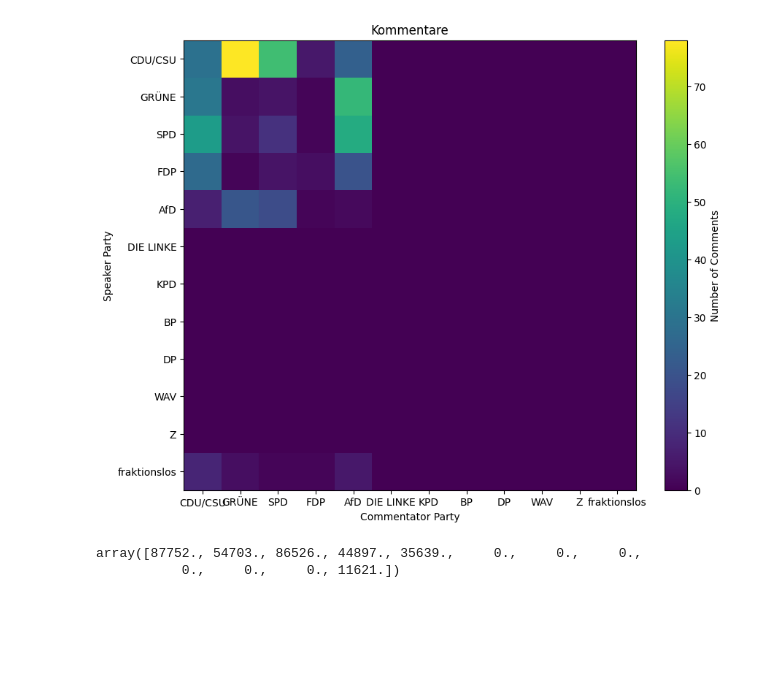
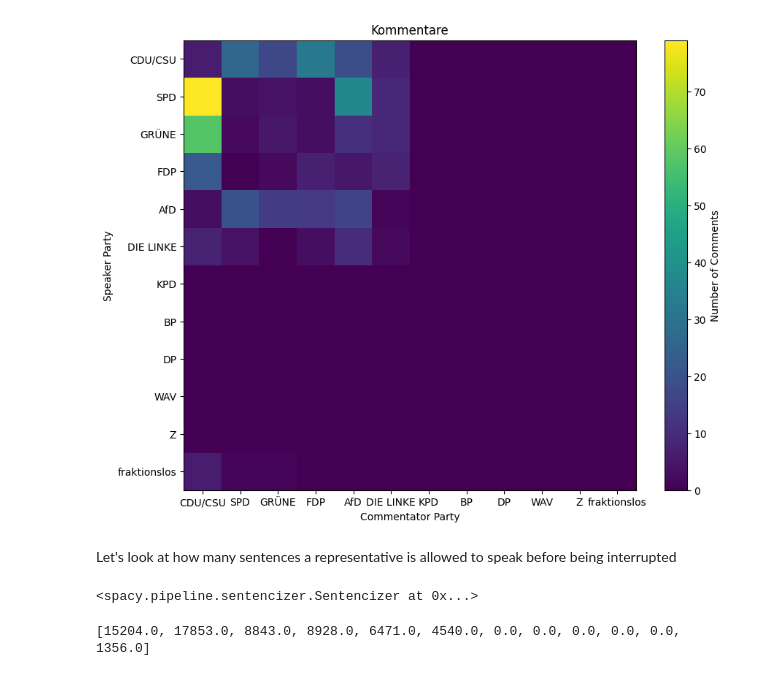
Before and after one commit to stellamoR/bundestag_zwischenrufe, a Jupyter notebook: 04_statistical_analysis.ipynb, the cells around one changed output. Saved outputs shown, nothing was run; the diff lists cells and outputs as text; code cells hidden in the pictures; blank space fills up the shorter version.

```diff
--- a/04_statistical_analysis.ipynb
+++ b/04_statistical_analysis.ipynb
@@ -6,33 +10,32 @@ import matplotlib.pyplot as plt
 # %%
-parties = ['CDU/CSU', 'GRÜNE','SPD', 'FDP', 'AfD', 'DIE LINKE', 'KPD', 'BP', 'DP', 'WAV', 'Z', 'fraktionslos' ]
+parties = ['CDU/CSU', 'SPD','GRÜNE', 'FDP', 'AfD', 'DIE LINKE', 'KPD', 'BP', 'DP', 'WAV', 'Z', 'fraktionslos' ]
 # %%
-datapath = r'data\test\parsed_2024_example.json'
-#datapath = r'data\test\parsed_2022_example.json'
+datapath = r'data/parsed_protocols/20_092_2023-03-17.json'
 with open(datapath) as f:
     protocol = json.load(f)
 # %%
 party_indices = {party: i for i, party in enumerate(parties)}
 
-aggregated_matrix = np.zeros([len(parties), len(parties)])
+comment_matrix = np.zeros([len(parties), len(parties)])
 
 for speech in protocol:
     party_speaker = speech['speaker']['party']
     speaker_party_index = party_indices[party_speaker]
     for comment in speech['comments']:
         comment_party = comment['commentator']['party']
-        aggregated_matrix[speaker_party_index][party_indices[comment_party]] += 1
+        comment_matrix[speaker_party_index][party_indices[comment_party]] += 1
 # %%
 plt.figure(figsize=(10, 8))
-plt.imshow(aggregated_matrix, cmap='viridis', aspect='auto')
+plt.imshow(comment_matrix, cmap='viridis', aspect='auto')
 
 # labels
 plt.xticks(ticks=np.arange(len(parties)), labels=parties)
 plt.yticks(ticks=np.arange(len(parties)), labels=parties)
 plt.colorbar(label='Number of Comments')
 plt.xlabel('Commentator Party')
 plt.ylabel('Speaker Party')
 plt.title('Kommentare')
 
 plt.show()
 # %% [output]
-[figure, old version]
+[figure, new version]
@@ -46,5 +42,8 @@ for speech in protocol:
-# %%
-num_chars
-# %% [output]
-array([87752., 54703., 86526., 44897., 35639.,     0.,     0.,     0.,
-           0.,     0.,     0., 11621.])
+# %% [markdown]
+Let's look at how many sentences a representative is allowed to speak before being interrupted
+# %%
+#nlp = spacy.load("de_core_news_sm")
+nlp = German()
+nlp.add_pipe('sentencizer')
+# %% [output]
+<spacy.pipeline.sentencizer.Sentencizer at 0x...>
@@ -50,0 +58,4 @@ array([87752., 54703., 86526., 44897., 35639.,     0.,     0.,     0.,
+# %%
+print(list(num_sents))
+# %% [output]
+[15204.0, 17853.0, 8843.0, 8928.0, 6471.0, 4540.0, 0.0, 0.0, 0.0, 0.0, 0.0, 1356.0]
```
Also changed, not shown: parts of 30 cells of this notebook, 1 other file.
